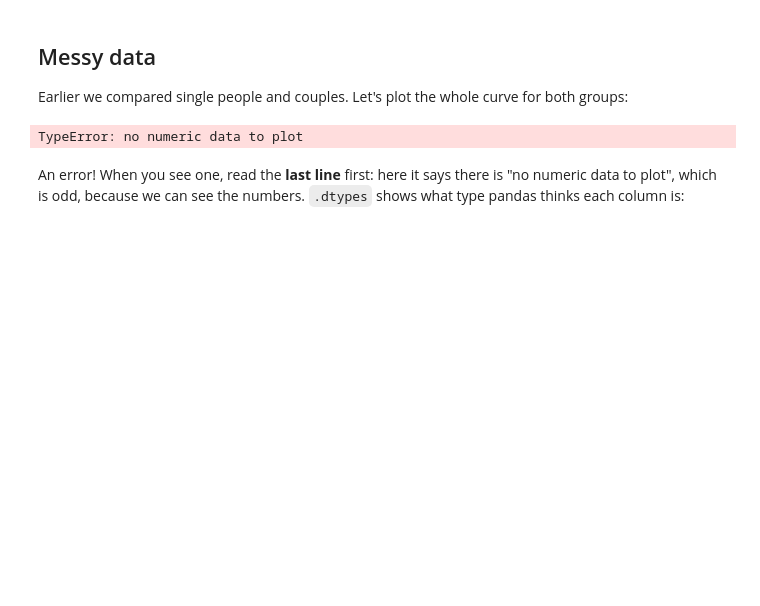
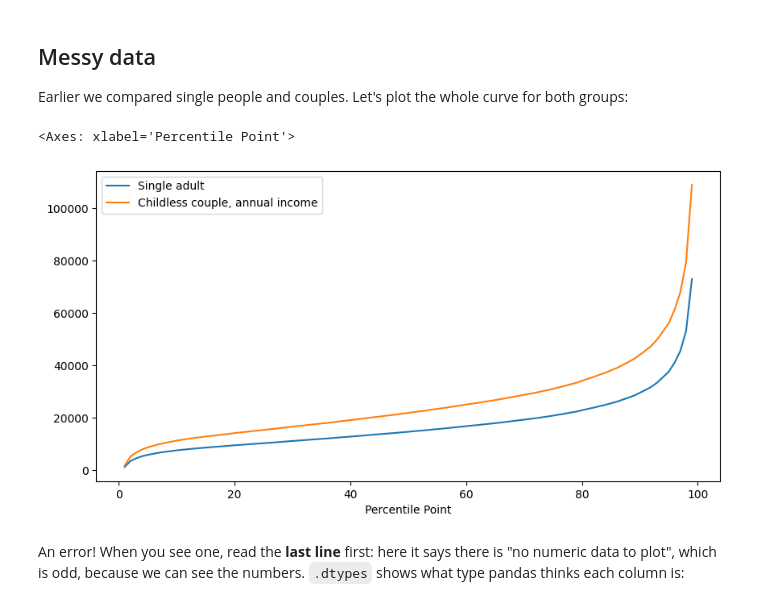
Before and after one commit to charlottepratkhoo-blip/QM2, a Jupyter notebook: notebooks/W02. Pandas.ipynb, the cells around one changed output. Cells and saved outputs as stored; diff of their text form; code cells hidden in the pictures; blank space fills up the shorter version.

```diff
--- a/notebooks/W02. Pandas.ipynb
+++ b/notebooks/W02. Pandas.ipynb
@@ -153,10 +183,13 @@ Hint: last week we used `axvline` to draw vertical lines; `axhline` draws horizo
 
 Earlier we compared single people and couples. Let's plot the whole curve for both groups:
 # %%
-# This is going to throw an error
-income[["Single adult", "Childless couple, annual income"]].plot()
+# Clean the columns by removing commas and converting to float, then plot
+clean_subset = income[["Single adult", "Childless couple, annual income"]]
+clean_subset = clean_subset.replace(",", "", regex=True).astype(float)
+clean_subset.plot()
 # %% [output]
-TypeError: no numeric data to plot
+<Axes: xlabel='Percentile Point'>
+[figure, added]
 # %% [markdown]
 An error! When you see one, read the **last line** first: here it says there is "no numeric data to plot", which is odd, because we can see the numbers. `.dtypes` shows what type pandas thinks each column is:
 # %%
```
Also changed, not shown: parts of 9 cells of this notebook.
